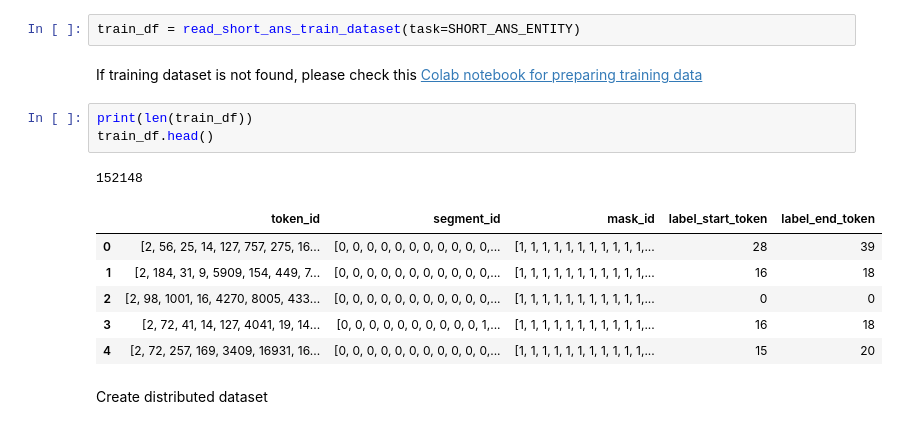
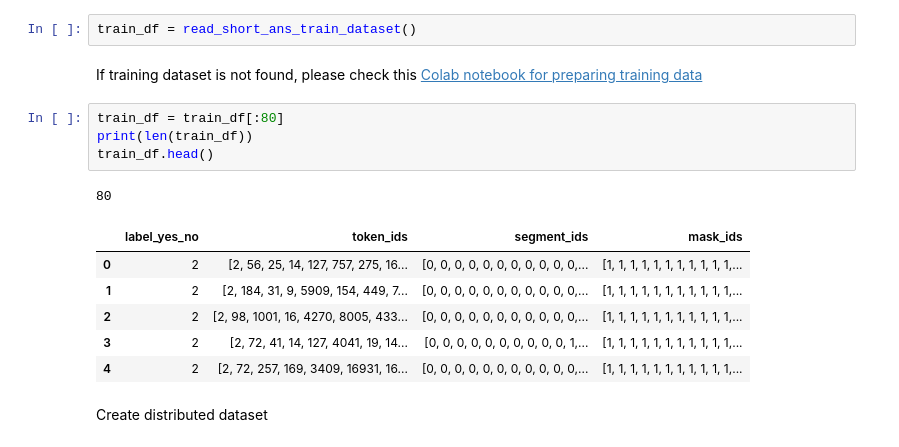
Before and after one commit to cyyeh/kaggle, a Jupyter notebook: google-qa/google_qa_shortans_albert_tpu.ipynb, the cells around one changed output. Drawn from its saved outputs; the diff is of its cells as text.

```diff
--- a/google-qa/google_qa_shortans_albert_tpu.ipynb
+++ b/google-qa/google_qa_shortans_albert_tpu.ipynb
@@ -89,20 +99,21 @@ def read_short_ans_train_dataset(task=SHORT_ANS_YESNO):
 
   return pd.read_pickle(datapath)
 # %%
-train_df = read_short_ans_train_dataset(task=SHORT_ANS_ENTITY)
+train_df = read_short_ans_train_dataset()
 # %% [markdown]
 If training dataset is not found, please check this [Colab notebook for preparing training data](https://colab.research.google.com/drive/122bYIInseyFwrRFlTNEGLSNFP594i9OV)
 # %%
+train_df = train_df[:80]
 print(len(train_df))
 train_df.head()
 # %% [output]
-152148
+80
-|  | token_id | segment_id | mask_id | label_start_token | label_end_token |
-| 0 | [2, 56, 25, 14, 127, 757, 275, 16... | [0, 0, 0, 0, 0, 0, 0, 0, 0, 0, 0,... | [1, 1, 1, 1, 1, 1, 1, 1, 1, 1, 1,... | 28 | 39 |
-| 1 | [2, 184, 31, 9, 5909, 154, 449, 7... | [0, 0, 0, 0, 0, 0, 0, 0, 0, 0, 0,... | [1, 1, 1, 1, 1, 1, 1, 1, 1, 1, 1,... | 16 | 18 |
-| 2 | [2, 98, 1001, 16, 4270, 8005, 433... | [0, 0, 0, 0, 0, 0, 0, 0, 0, 0, 0,... | [1, 1, 1, 1, 1, 1, 1, 1, 1, 1, 1,... | 0 | 0 |
-| 3 | [2, 72, 41, 14, 127, 4041, 19, 14... | [0, 0, 0, 0, 0, 0, 0, 0, 0, 0, 1,... | [1, 1, 1, 1, 1, 1, 1, 1, 1, 1, 1,... | 16 | 18 |
-| 4 | [2, 72, 257, 169, 3409, 16931, 16... | [0, 0, 0, 0, 0, 0, 0, 0, 0, 0, 0,... | [1, 1, 1, 1, 1, 1, 1, 1, 1, 1, 1,... | 15 | 20 |
+|  | label_yes_no | token_ids | segment_ids | mask_ids |
+| 0 | 2 | [2, 56, 25, 14, 127, 757, 275, 16... | [0, 0, 0, 0, 0, 0, 0, 0, 0, 0, 0,... | [1, 1, 1, 1, 1, 1, 1, 1, 1, 1, 1,... |
+| 1 | 2 | [2, 184, 31, 9, 5909, 154, 449, 7... | [0, 0, 0, 0, 0, 0, 0, 0, 0, 0, 0,... | [1, 1, 1, 1, 1, 1, 1, 1, 1, 1, 1,... |
+| 2 | 2 | [2, 98, 1001, 16, 4270, 8005, 433... | [0, 0, 0, 0, 0, 0, 0, 0, 0, 0, 0,... | [1, 1, 1, 1, 1, 1, 1, 1, 1, 1, 1,... |
+| 3 | 2 | [2, 72, 41, 14, 127, 4041, 19, 14... | [0, 0, 0, 0, 0, 0, 0, 0, 0, 0, 1,... | [1, 1, 1, 1, 1, 1, 1, 1, 1, 1, 1,... |
+| 4 | 2 | [2, 72, 257, 169, 3409, 16931, 16... | [0, 0, 0, 0, 0, 0, 0, 0, 0, 0, 0,... | [1, 1, 1, 1, 1, 1, 1, 1, 1, 1, 1,... |
 # %% [markdown]
 Create distributed dataset
 # %%
```
Also changed, not shown: parts of 6 cells of this notebook.
